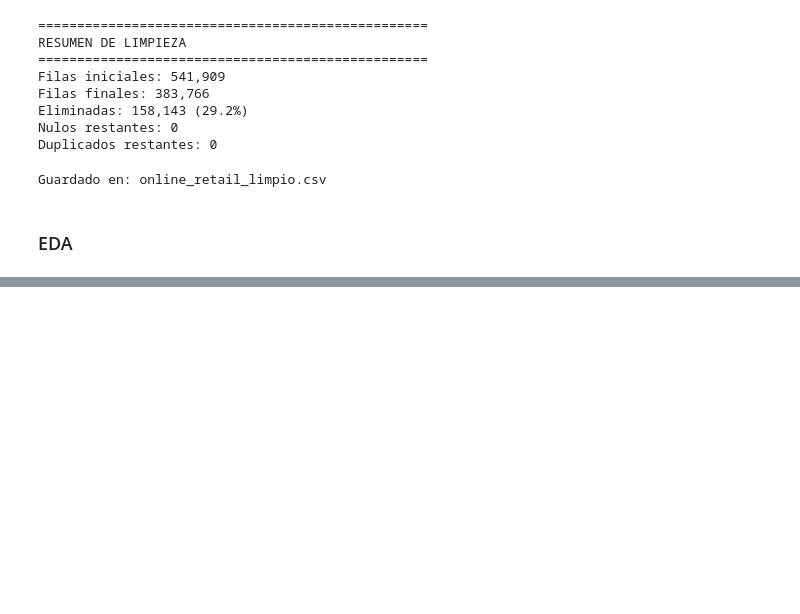
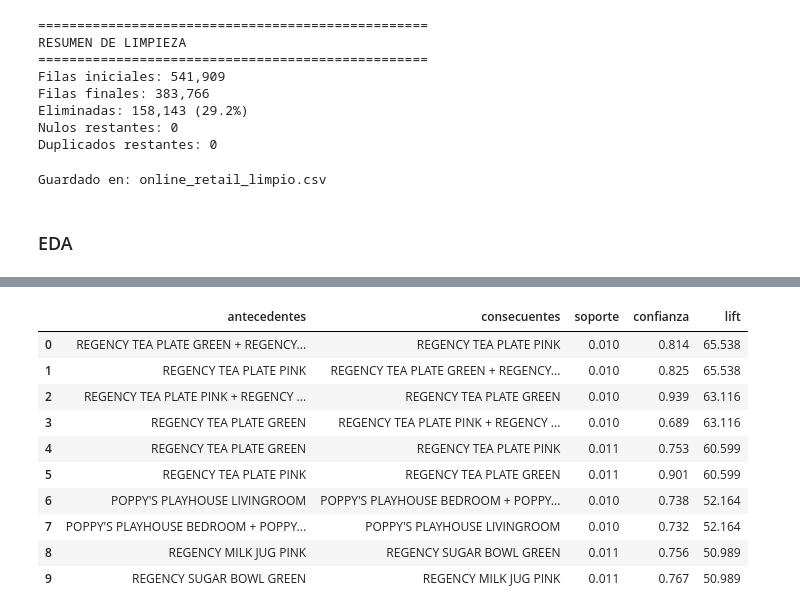
Before and after one commit to DDev-max/Proyecto-final-mineria2, a Jupyter notebook: notebook.ipynb, the cells around one changed output, grey strips where cells are left out. Cells and saved outputs as stored; diff of their text form; code cells hidden in the pictures; blank space fills up the shorter version.

```diff
--- a/notebook.ipynb
+++ b/notebook.ipynb
@@ -238,0 +344,14 @@ Name: Total, dtype: float64
+# %%
+reglas.top_reglas("fp_growth", n=10, ordenar_por="lift")
+# %% [output]
+|  | antecedentes | consecuentes | soporte | confianza | lift |
+| 0 | REGENCY TEA PLATE GREEN + REGENCY... | REGENCY TEA PLATE PINK | 0.010 | 0.814 | 65.538 |
+| 1 | REGENCY TEA PLATE PINK | REGENCY TEA PLATE GREEN + REGENCY... | 0.010 | 0.825 | 65.538 |
+| 2 | REGENCY TEA PLATE PINK + REGENCY ... | REGENCY TEA PLATE GREEN | 0.010 | 0.939 | 63.116 |
+| 3 | REGENCY TEA PLATE GREEN | REGENCY TEA PLATE PINK + REGENCY ... | 0.010 | 0.689 | 63.116 |
+| 4 | REGENCY TEA PLATE GREEN | REGENCY TEA PLATE PINK | 0.011 | 0.753 | 60.599 |
+| 5 | REGENCY TEA PLATE PINK | REGENCY TEA PLATE GREEN | 0.011 | 0.901 | 60.599 |
+| 6 | POPPY'S PLAYHOUSE LIVINGROOM | POPPY'S PLAYHOUSE BEDROOM + POPPY... | 0.010 | 0.738 | 52.164 |
+| 7 | POPPY'S PLAYHOUSE BEDROOM + POPPY... | POPPY'S PLAYHOUSE LIVINGROOM | 0.010 | 0.732 | 52.164 |
+| 8 | REGENCY MILK JUG PINK | REGENCY SUGAR BOWL GREEN | 0.011 | 0.756 | 50.989 |
+| 9 | REGENCY SUGAR BOWL GREEN | REGENCY MILK JUG PINK | 0.011 | 0.767 | 50.989 |
```
Also changed, not shown: parts of 24 cells of this notebook, 1 other file.
